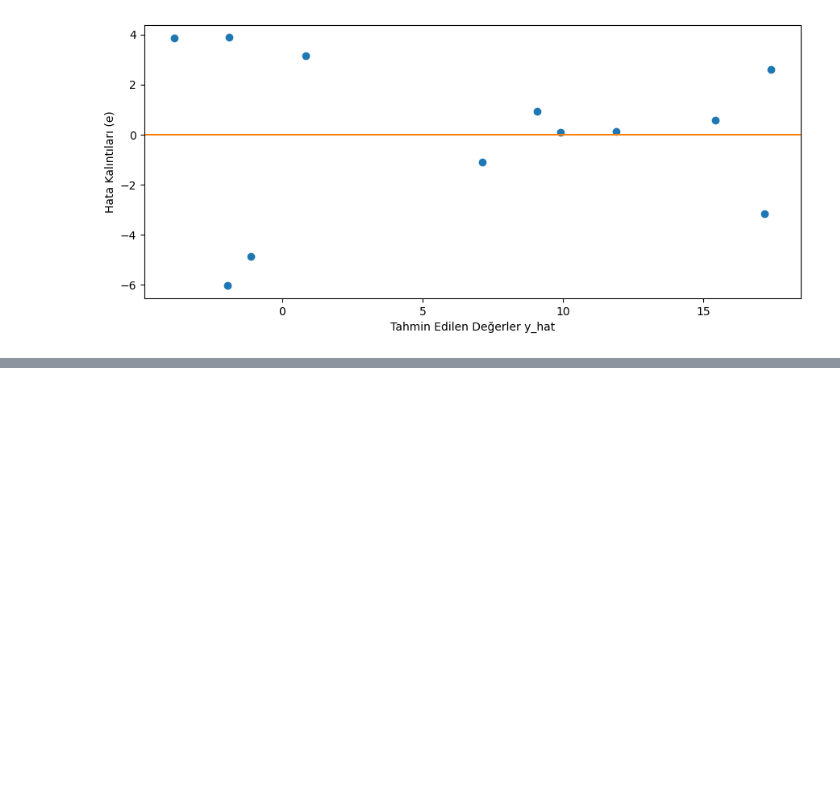
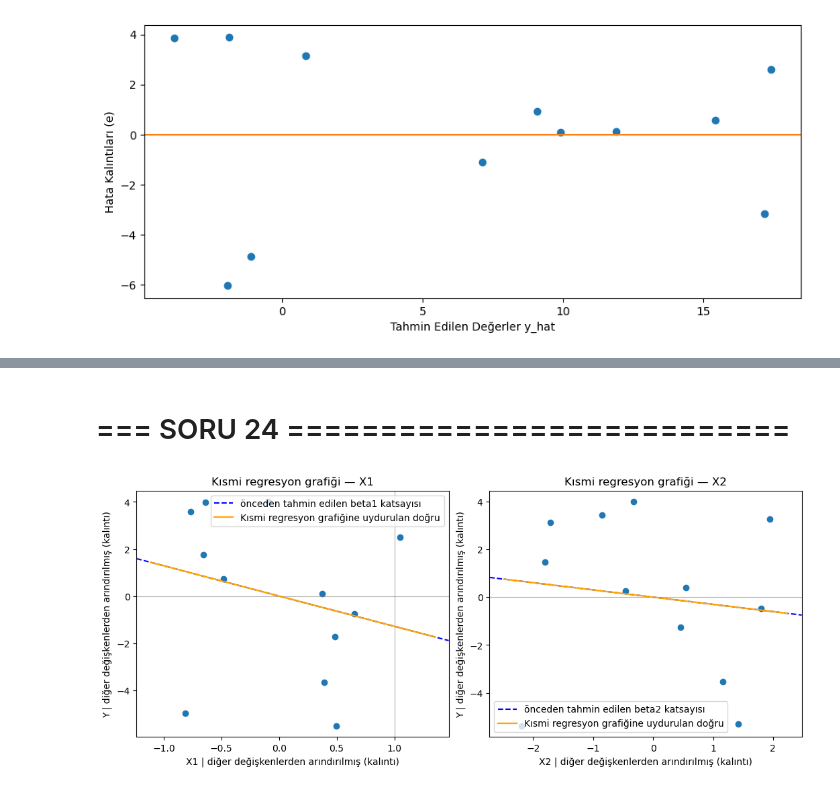
Before and after one commit to CODESOLE/lisansustu.d, a Jupyter notebook: uyg-reg/uyg-reg-vize.ipynb, the cells around one changed output, grey strips where cells are left out. Drawn from its saved outputs; the diff is of its cells as text; code cells hidden in the pictures; blank space fills up the shorter version.

```diff
--- a/uyg-reg/uyg-reg-vize.ipynb
+++ b/uyg-reg/uyg-reg-vize.ipynb
@@ -627,0 +626,41 @@ anlamsızlık bulgusunun doğrulamasıdır. Lineer bağımlılıktan kaynaklanma
+# %% [markdown]
+# === SORU 24 ===========================
+# %%
+fig, axes = plt.subplots(1, 2, figsize=(10.5, 4.4), constrained_layout=True)
+
+def resid_on(y, Z):
+    Zc = np.column_stack([np.ones(len(y))] + list(Z.T))
+    return y - Zc @ np.linalg.lstsq(Zc, y, rcond=None)[0]
+
+x1_ry = resid_on(y, np.column_stack([X[:, 2], X[:, 3], X[:, 4]]))       # Y  | digerleri
+x1_rx = resid_on(X[:, 1], np.column_stack([X[:, 2], X[:, 3], X[:, 4]])) # X1 | digerleri
+
+x2_ry = resid_on(y, np.column_stack([X[:, 1], X[:, 3], X[:, 4]]))       # Y  | digerleri
+x2_rx = resid_on(X[:, 2], np.column_stack([X[:, 1], X[:, 3], X[:, 4]])) # X2 | digerleri
+
+axes[0].scatter(x1_rx, x1_ry)
+axes[0].axhline(0, color='GRAY', lw=0.8, alpha=0.6)
+axes[0].axvline(1, color='GRAY', lw=0.8, alpha=0.6)
+axes[0].set_xlabel(f'X1 | diğer değişkenlerden arındırılmış (kalıntı)')
+axes[0].set_ylabel('Y | diğer değişkenlerden arındırılmış (kalıntı)')
+axes[0].set_title(f'Kısmi regresyon grafiği — X1')
+axes[0].axline((0, 0), slope=betas[1], color='blue', linestyle='--', label='önceden tahmin edilen beta1 katsayısı')
+x1_slope, x1_intercept = np.polyfit(x1_rx, x1_ry, 1)
+x1_xs = np.linspace(x1_rx.min() - 0.3, x1_rx.max() + 0.3, 50)
+axes[0].plot(x1_xs, x1_slope * x1_xs + x1_intercept, color='ORANGE', lw=1.6, label='Kısmi regresyon grafiğine uydurulan doğru')
+
+axes[1].scatter(x2_rx, x2_ry)
+axes[1].axhline(0, color='GRAY', lw=0.8, alpha=0.6)
+axes[1].set_xlabel(f'X2 | diğer değişkenlerden arındırılmış (kalıntı)')
+axes[1].set_ylabel('Y | diğer değişkenlerden arındırılmış (kalıntı)')
+axes[1].set_title(f'Kısmi regresyon grafiği — X2')
+axes[1].axline((0, 0), slope=betas[2], color='blue', linestyle='--', label='önceden tahmin edilen beta2 katsayısı')
+x2_slope, x2_intercept = np.polyfit(x2_rx, x2_ry, 1)
+x2_xs = np.linspace(x2_rx.min() - 0.3, x2_rx.max() + 0.3, 50)
+axes[1].plot(x2_xs, x2_slope * x2_xs + x2_intercept, color='ORANGE', lw=1.6, label='Kısmi regresyon grafiğine uydurulan doğru')
+
+axes[0].legend()
+axes[1].legend()
+plt.show()
+# %% [output]
+[figure, added]
```
Also changed, not shown: parts of 11 cells of this notebook.
